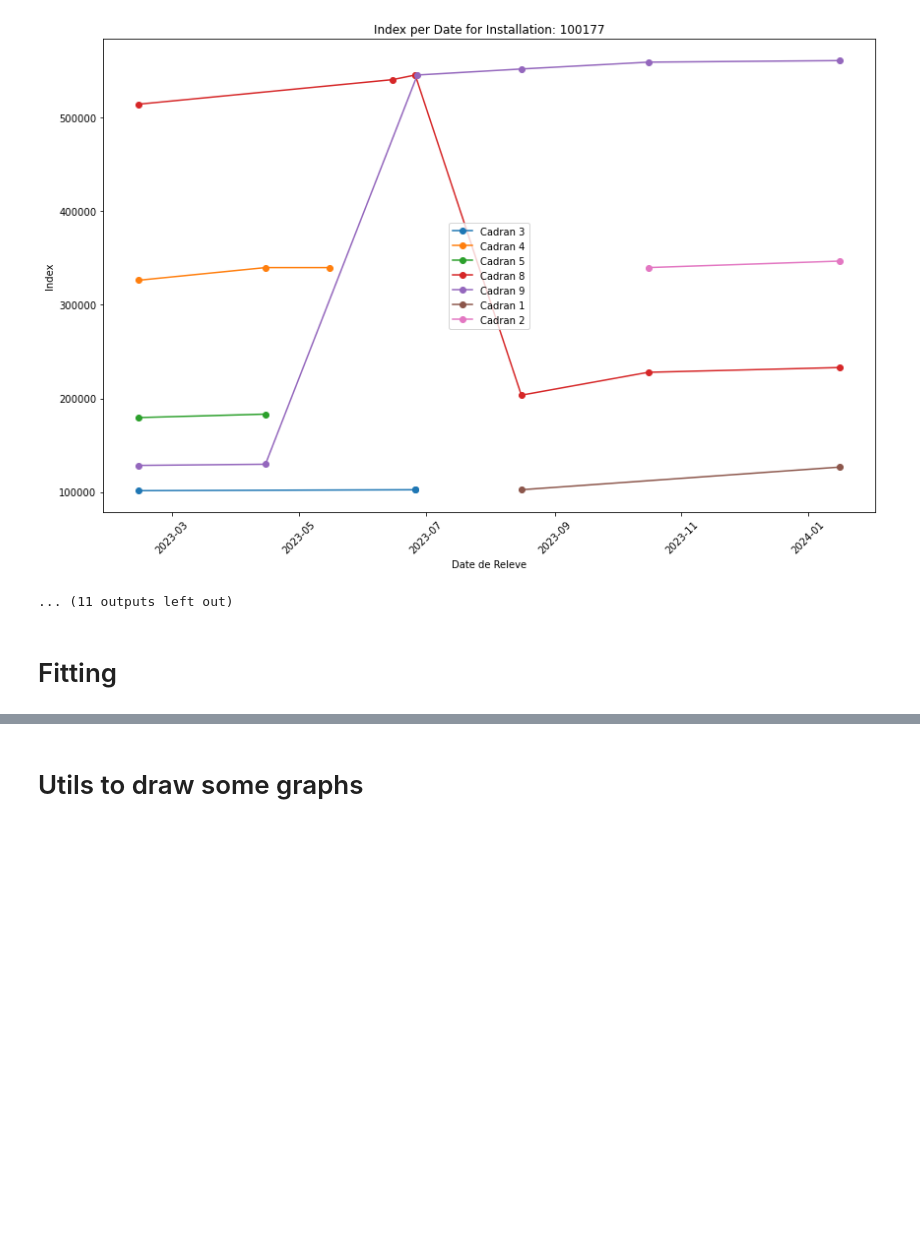
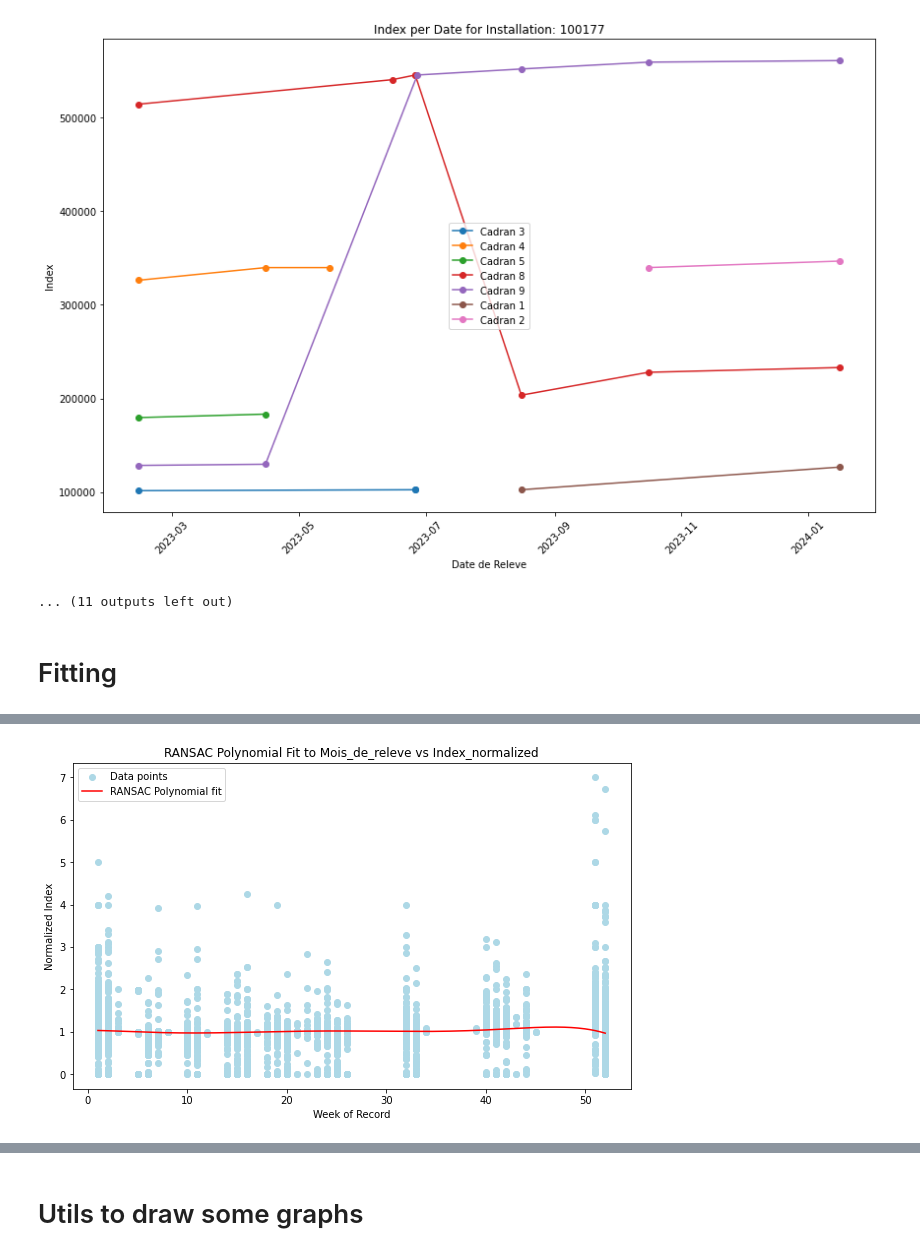
Before and after one commit to mmerlangeRA/Illyade, a Jupyter notebook: Unsupervised-project_Enedis_Cosy.ipynb, the cells around one changed output, grey strips where cells are left out. Cells and saved outputs as stored; diff of their text form; code cells hidden in the pictures; blank space fills up the shorter version.

```diff
--- a/Unsupervised-project_Enedis_Cosy.ipynb
+++ b/Unsupervised-project_Enedis_Cosy.ipynb
@@ -848 +864,80 @@ Index(['Releve', 'Index', 'Region', 'Cadran_key', 'Reduced_Naf', 'Index_mean',
 [figure]
+# %%
+import numpy as np
+import matplotlib.pyplot as plt
+from sklearn.linear_model import RANSACRegressor
+from sklearn.preprocessing import PolynomialFeatures
+from sklearn.pipeline import make_pipeline
+
+df = sorted_df
+# Assuming df is your DataFrame with 'Mois_de_releve' and 'Index_normalized'
+X = df[['Semaine_de_releve']]  # Needs to be 2D for sklearn
+y = df['Index_normalized']
+
+print(X.shape)
+nan_in_X = X.isna().any()
+print("NaN values in X:")
+print(nan_in_X)
+
+nan_in_y = y.isna().any()
+print("\nNaN values in y:", nan_in_y)
+
+rows_with_nan_in_y = y[y.isna()]
+print("\nRows with NaN in y:")
+print(rows_with_nan_in_y)
+
+degree = 6  # Degree of the polynomial to fit
+ransac = make_pipeline(PolynomialFeatures(degree), RANSACRegressor(random_state=42,residual_threshold=0.5))
+
+ransac.fit(X, y)
+
+X_pred = np.linspace(X.min(), X.max(), 300).reshape(-1, 1)  # Generating points to predict and plot
+y_pred = ransac.predict(X_pred)
+
+plt.figure(figsize=(10, 6))
+plt.scatter(X, y, color='lightblue', label='Data points')
+plt.plot(X_pred, y_pred, color='red', label='RANSAC Polynomial fit')
+plt.xlabel('Week of Record')
+plt.ylabel('Normalized Index')
+plt.title('RANSAC Polynomial Fit to Mois_de_releve vs Index_normalized')
+plt.legend()
+plt.show()
+
+inlier_mask = ransac.named_steps['ransacregressor'].inlier_mask_
+# For the X data, assuming it's a DataFrame or 2D numpy array
+X_outliers = X[~inlier_mask]
+y_outliers = y[~inlier_mask]
+ransac.fit(X_outliers, y_outliers)
+# Predict with the new model
+X_pred = np.linspace(X_outliers.min(), X_outliers.max(), 300).reshape(-1, 1)  # Adjust as necessary
+y_pred = ransac.predict(X_pred)
+
+# Plot
+plt.figure(figsize=(10, 6))
+plt.scatter(X_outliers, y_outliers, color='lightblue', label='Outliers (new data points)')
+plt.plot(X_pred, y_pred, color='red', label='RANSAC Polynomial fit')
+plt.xlabel('X')
+plt.ylabel('y')
+plt.title('RANSAC Re-Fit to Outliers')
+plt.legend()
+plt.show()
+
+inlier_mask = ransac.named_steps['ransacregressor'].inlier_mask_
+# For the X data, assuming it's a DataFrame or 2D numpy array
+X_outliers_2 = X_outliers[~inlier_mask]
+y_outliers_2 = y_outliers[~inlier_mask]
+ransac.fit(X_outliers_2, y_outliers_2)
+# Predict with the new model
+X_pred = np.linspace(X_outliers_2.min(), X_outliers_2.max(), 300).reshape(-1, 1)  # Adjust as necessary
+y_pred = ransac.predict(X_pred)
+
+# Plot
+plt.figure(figsize=(10, 6))
+plt.scatter(X_outliers_2, y_outliers_2, color='lightblue', label='Outliers (new data points)')
+plt.plot(X_pred, y_pred, color='red', label='RANSAC Polynomial fit')
+plt.xlabel('X')
+plt.ylabel('y')
+plt.title('RANSAC Re-Fit to Outliers')
+plt.legend()
+plt.show()
+# %% [output]
@@ -848,0 +953 @@ Index(['Releve', 'Index', 'Region', 'Cadran_key', 'Reduced_Naf', 'Index_mean',
+[figure, added]
```
Also changed, not shown: parts of 2 cells of this notebook.
